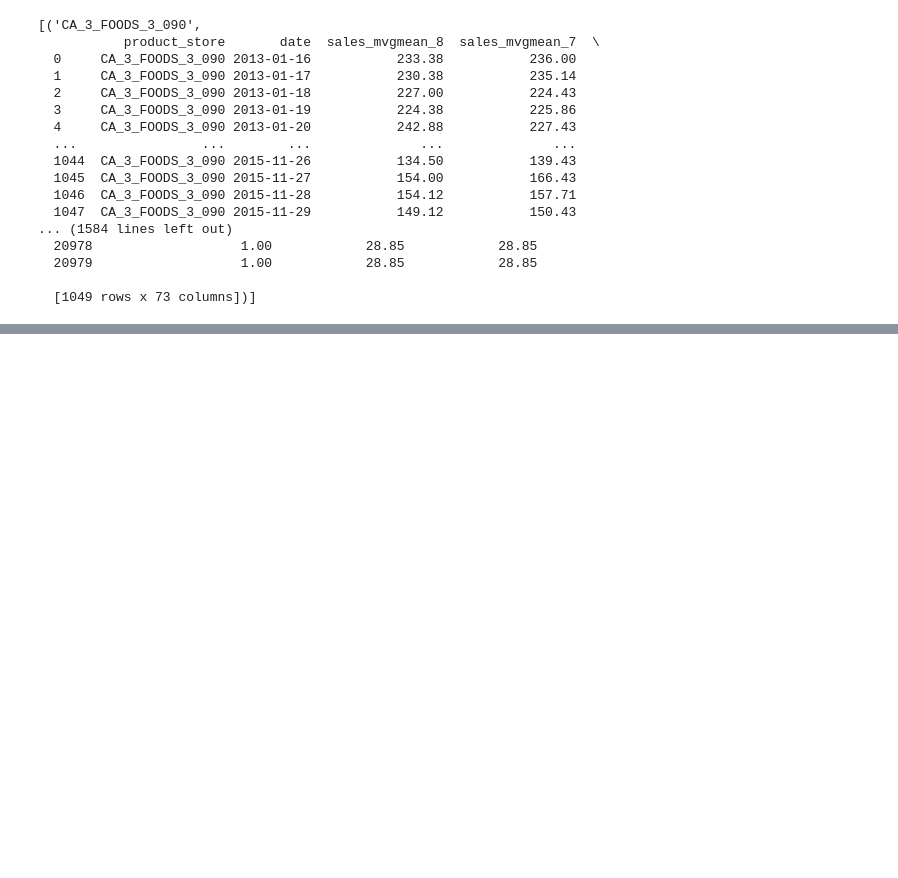
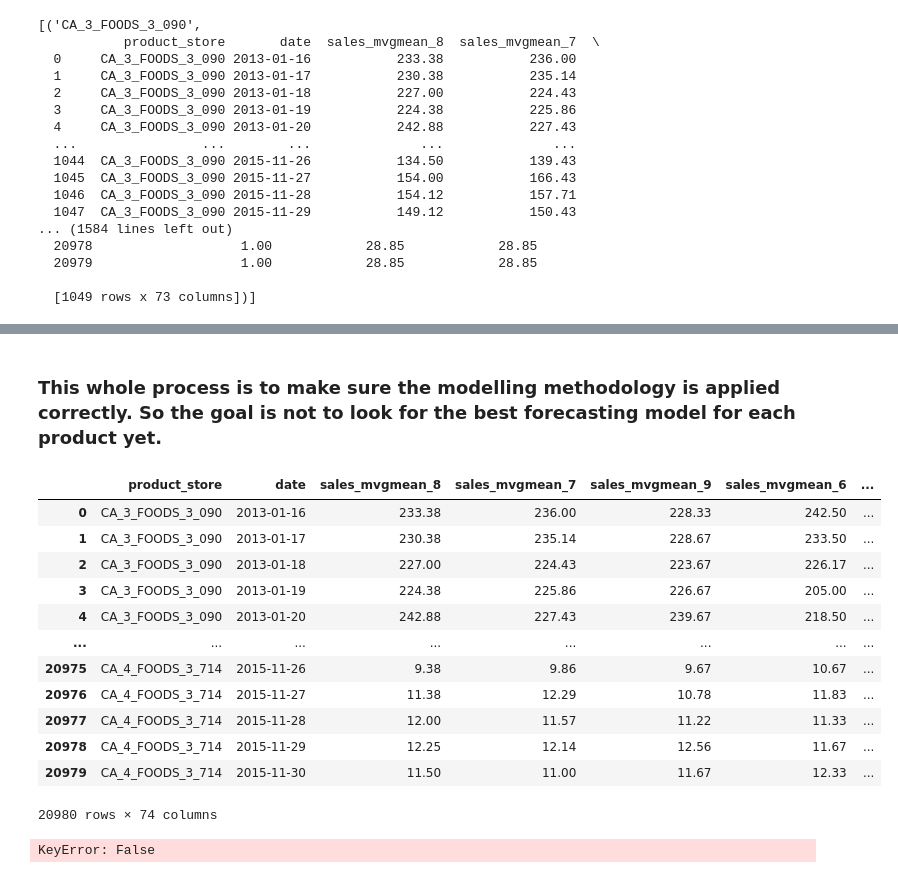
Before and after one commit to luis-cj/data-science-forecasting-food-retailer, a Jupyter notebook: notebooks/06_Modelling.ipynb, the cells around one changed output, grey strips where cells are left out. Cells and saved outputs as stored; diff of their text form; code cells hidden in the pictures; blank space fills up the shorter version.

Commit message:
added modelling to all products

```diff
--- a/notebooks/06_Modelling.ipynb
+++ b/notebooks/06_Modelling.ipynb
@@ -196,0 +268,46 @@ product_store_list
+# %% [markdown]
+### This whole process is to make sure the modelling methodology is applied correctly. So the goal is not to look for the best forecasting model for each product yet.
+# %%
+pd.concat([x,y], axis=1)
+# %% [output]
+|  | product_store | date | sales_mvgmean_8 | sales_mvgmean_7 | sales_mvgmean_9 | sales_mvgmean_6 | ... |
+| 0 | CA_3_FOODS_3_090 | 2013-01-16 | 233.38 | 236.00 | 228.33 | 242.50 | ... |
+| 1 | CA_3_FOODS_3_090 | 2013-01-17 | 230.38 | 235.14 | 228.67 | 233.50 | ... |
+| 2 | CA_3_FOODS_3_090 | 2013-01-18 | 227.00 | 224.43 | 223.67 | 226.17 | ... |
+| 3 | CA_3_FOODS_3_090 | 2013-01-19 | 224.38 | 225.86 | 226.67 | 205.00 | ... |
+| 4 | CA_3_FOODS_3_090 | 2013-01-20 | 242.88 | 227.43 | 239.67 | 218.50 | ... |
+| ... | ... | ... | ... | ... | ... | ... | ... |
+| 20975 | CA_4_FOODS_3_714 | 2015-11-26 | 9.38 | 9.86 | 9.67 | 10.67 | ... |
+| 20976 | CA_4_FOODS_3_714 | 2015-11-27 | 11.38 | 12.29 | 10.78 | 11.83 | ... |
+| 20977 | CA_4_FOODS_3_714 | 2015-11-28 | 12.00 | 11.57 | 11.22 | 11.33 | ... |
+| 20978 | CA_4_FOODS_3_714 | 2015-11-29 | 12.25 | 12.14 | 12.56 | 11.67 | ... |
+| 20979 | CA_4_FOODS_3_714 | 2015-11-30 | 11.50 | 11.00 | 11.67 | 12.33 | ... |
+20980 rows × 74 columns
+# %%
+df = pd.concat([x,y], axis=1)
+
+for i in range(0, len(list_models)):
+
+    product = list_models[i][0]
+    model = list_models[i][1]
+    variables = model[0].feature_names_in_
+    target = "sales"
+
+    # print(variables)
+
+    x_prod = df.loc[df["product_store" == product]].drop(columns=target).copy()
+    y_prod = df.loc[df["product_store" == product], target].copy()
+
+    date = x_prod["date"]
+
+    predictions = pd.DataFrame(data={"date":date,
+                                     "product": product,
+                                     "sales":y_prod,
+                                     "prediction": model.predict(x_prod[variables])})
+
+    predictions["prediction"] = predictions["prediction"].astype("int")
+    predictions.set_index("date", inplace=True)
+
+    predictions.tail(100).plot(figsize=(16,8), title=product);
+# %% [output]
+KeyError: False
```
Also changed, not shown: parts of 7 cells of this notebook.
